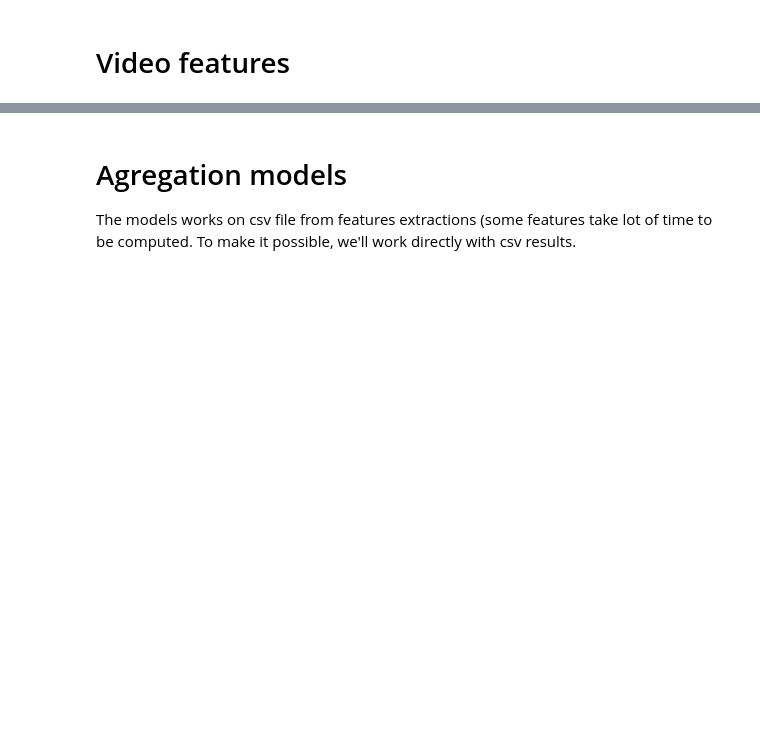
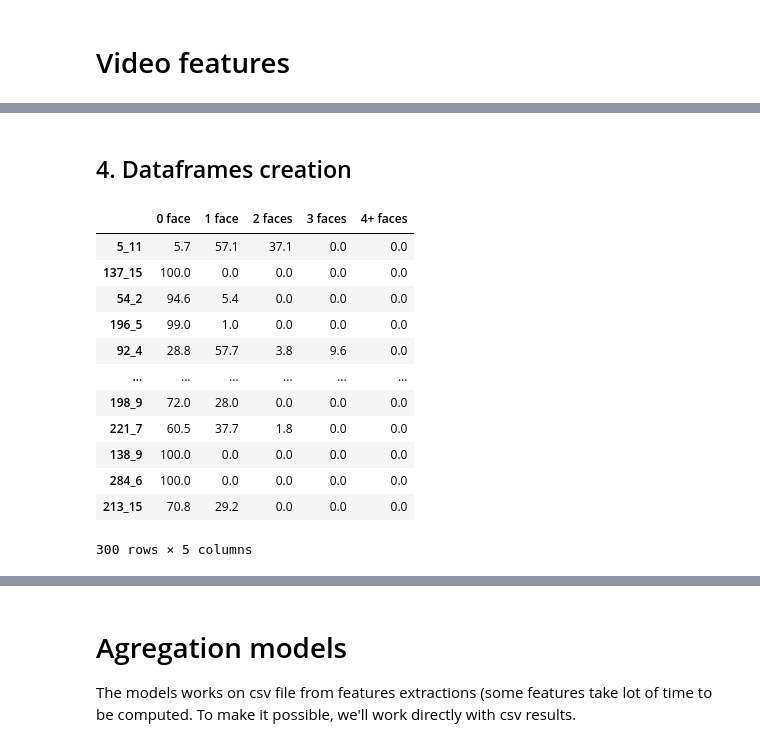
Before and after one commit to vincentnam/Project-Archean, a Jupyter notebook: ChallengeM2SID_2019.ipynb, the cells around one changed output, grey strips where cells are left out. Cells and saved outputs as stored; diff of their text form; code cells hidden in the pictures; blank space fills up the shorter version.

```diff
--- a/ChallengeM2SID_2019.ipynb
+++ b/ChallengeM2SID_2019.ipynb
@@ -1250,0 +1731,4 @@ Lasso_model(X,y)
+# %%
+extract = '41_2.m4v'
+# Example of sequences created for an example
+create_dic_break(path_video, path_vid_out, extract, nb_fps_kept_break, dic_break, show_seq = True, crea_ims = True)
@@ -1250,0 +1768,2 @@ Lasso_model(X,y)
+# %% [markdown]
+## 4. Dataframes creation
@@ -1250,0 +1784,55 @@ Lasso_model(X,y)
+# %%
+# Function to use for both dataframes for persones and for faces
+# Create an histogram with the distribution of the number of people found in each frame of the extract
+def crea_histo_dic(extract, dic, max_nb_pers, histo_nb):
+    # extract
+    # max_nb_pers : if the number of people in a frame exceeds this number, the frame is taken into account in
+    # the class corresponding to max_nb_pers
+    # histo_nb : dictionary of lists. Each list is the percentage of each class
+
+    extract_name = extract[:-len('.m4v')]
+    dic[extract_name] = np.clip(dic[extract_name], a_min = 0, a_max = max_nb_pers)
+    histo_nb[extract_name] = np.histogram(dic[extract_name], bins = np.arange(max_nb_pers + 2), density = True)[0].tolist()
+# %%
+# Dataframe related to the number of persons
+for extract in os.listdir(path_video):
+    create_dic_nb_pers(path_video, extract, nb_fps_kept_YOLO, dic_nb_pers)
+
+histo_nb_pers = dict()
+for extract in os.listdir(path_video):
+    crea_histo_dic(extract, dic_nb_pers, 5, histo_nb_pers)
+
+df_nb_pers = pd.DataFrame.from_dict(histo_nb_pers, orient='index', columns = ['0 pers', '1 pers', '2 pers', '3 pers', '4 pers', '5+ pers'])
+df_nb_pers = (df_nb_pers*100).round(1)
+
+df_nb_pers.to_csv('nb_pers.csv', sep = ',')
+df_nb_pers.head()
+# %%
+# Dataframe related to the number of faces
+for extract in os.listdir(path_video):
+    create_nb_faces(path_video, extract, dic_faces, nb_fps_kept_faces)
+
+histo_faces = dict()
+for extract in os.listdir(path_video):
+    crea_histo_dic(extract, dic_faces, 4, histo_faces)
+
+df_faces = pd.DataFrame.from_dict(histo_faces, orient='index', columns = ['0 face', '1 face', '2 faces', '3 faces', '4+ faces'])
+df_faces = (df_faces*100).round(1)
+
+df_faces.to_csv('df_faces.csv', sep = ',')
+
+df_faces.head()
+# %% [output]
+|  | 0 face | 1 face | 2 faces | 3 faces | 4+ faces |
+| 5_11 | 5.7 | 57.1 | 37.1 | 0.0 | 0.0 |
+| 137_15 | 100.0 | 0.0 | 0.0 | 0.0 | 0.0 |
+| 54_2 | 94.6 | 5.4 | 0.0 | 0.0 | 0.0 |
+| 196_5 | 99.0 | 1.0 | 0.0 | 0.0 | 0.0 |
+| 92_4 | 28.8 | 57.7 | 3.8 | 9.6 | 0.0 |
+| ... | ... | ... | ... | ... | ... |
+| 198_9 | 72.0 | 28.0 | 0.0 | 0.0 | 0.0 |
+| 221_7 | 60.5 | 37.7 | 1.8 | 0.0 | 0.0 |
+| 138_9 | 100.0 | 0.0 | 0.0 | 0.0 | 0.0 |
+| 284_6 | 100.0 | 0.0 | 0.0 | 0.0 | 0.0 |
+| 213_15 | 70.8 | 29.2 | 0.0 | 0.0 | 0.0 |
+300 rows × 5 columns
```
Also changed, not shown: parts of 34 cells of this notebook.
